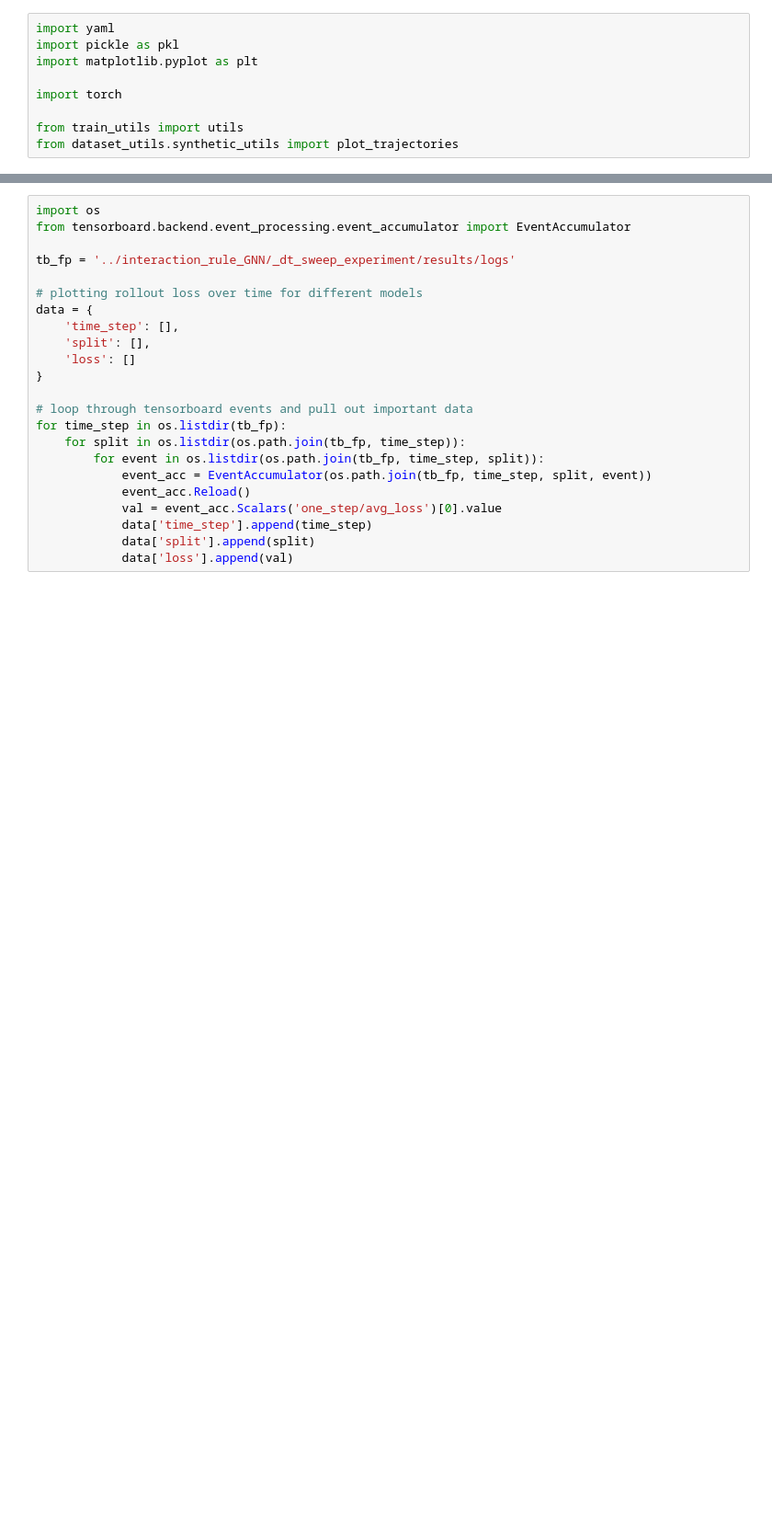
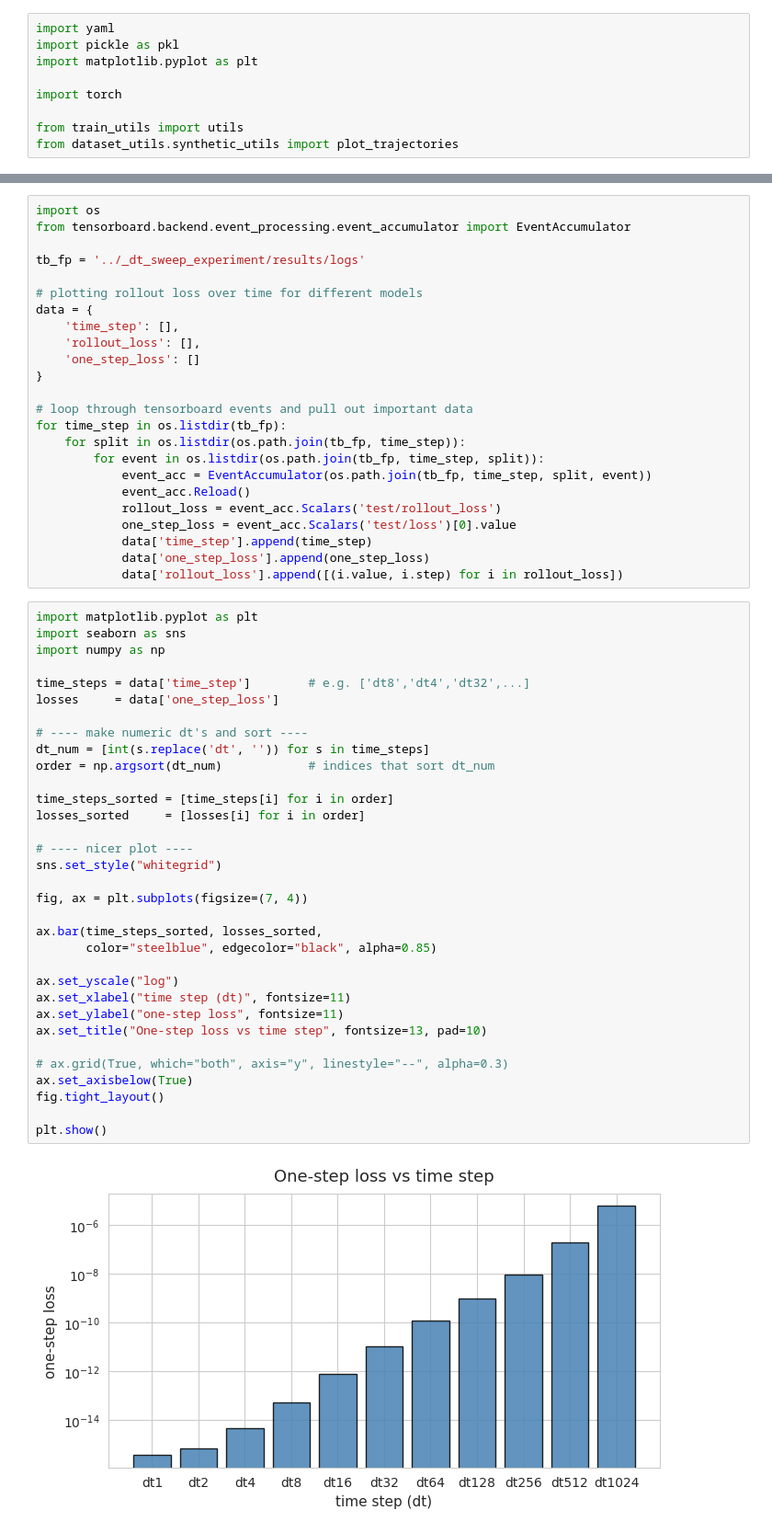
Before and after one commit to GrantMcConachie/interaction_rule_gnn, a Jupyter notebook: notebooks/plot_rollout.ipynb, the cells around one changed output, grey strips where cells are left out. Shown at 92% size. Drawn from its saved outputs; the diff is of its cells as text; blank space fills up the shorter version.

```diff
--- a/notebooks/plot_rollout.ipynb
+++ b/notebooks/plot_rollout.ipynb
@@ -38,13 +37,13 @@ plt.show()
 import os
 from tensorboard.backend.event_processing.event_accumulator import EventAccumulator
 
-tb_fp = '../interaction_rule_GNN/_dt_sweep_experiment/results/logs'
+tb_fp = '../_dt_sweep_experiment/results/logs'
 
 # plotting rollout loss over time for different models
 data = {
     'time_step': [],
-    'split': [],
-    'loss': []
+    'rollout_loss': [],
+    'one_step_loss': []
 }
 
 # loop through tensorboard events and pull out important data
@@ -53,7 +52,43 @@ for time_step in os.listdir(tb_fp):
         for event in os.listdir(os.path.join(tb_fp, time_step, split)):
             event_acc = EventAccumulator(os.path.join(tb_fp, time_step, split, event))
             event_acc.Reload()
-            val = event_acc.Scalars('one_step/avg_loss')[0].value
+            rollout_loss = event_acc.Scalars('test/rollout_loss')
+            one_step_loss = event_acc.Scalars('test/loss')[0].value
             data['time_step'].append(time_step)
-            data['split'].append(split)
-            data['loss'].append(val)
+            data['one_step_loss'].append(one_step_loss)
+            data['rollout_loss'].append([(i.value, i.step) for i in rollout_loss])
+# %%
+import matplotlib.pyplot as plt
+import seaborn as sns
+import numpy as np
+
+time_steps = data['time_step']        # e.g. ['dt8','dt4','dt32',...]
+losses     = data['one_step_loss']
+
+# ---- make numeric dt's and sort ----
+dt_num = [int(s.replace('dt', '')) for s in time_steps]
+order = np.argsort(dt_num)            # indices that sort dt_num
+
+time_steps_sorted = [time_steps[i] for i in order]
+losses_sorted     = [losses[i] for i in order]
+
+# ---- nicer plot ----
+sns.set_style("whitegrid")
+
+fig, ax = plt.subplots(figsize=(7, 4))
+
+ax.bar(time_steps_sorted, losses_sorted,
+       color="steelblue", edgecolor="black", alpha=0.85)
+
+ax.set_yscale("log")
+ax.set_xlabel("time step (dt)", fontsize=11)
+ax.set_ylabel("one-step loss", fontsize=11)
+ax.set_title("One-step loss vs time step", fontsize=13, pad=10)
+
+# ax.grid(True, which="both", axis="y", linestyle="--", alpha=0.3)
+ax.set_axisbelow(True)
+fig.tight_layout()
+
+plt.show()
+# %% [output]
+[figure, added]
```
Also changed, not shown: parts of 6 cells of this notebook, 9 other files.
